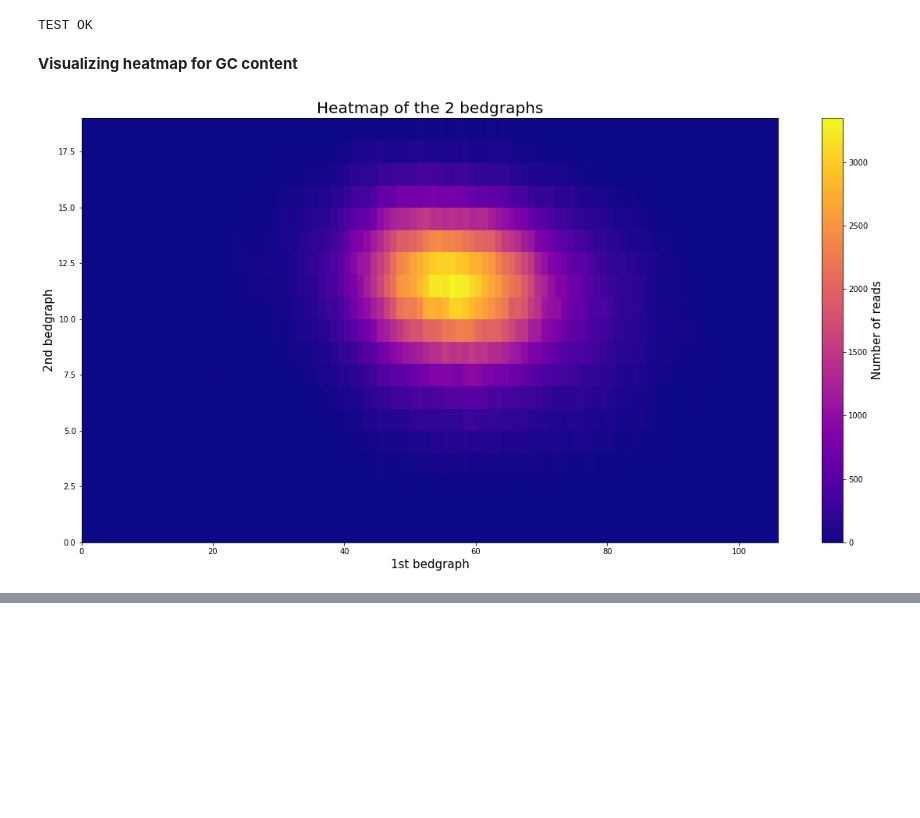
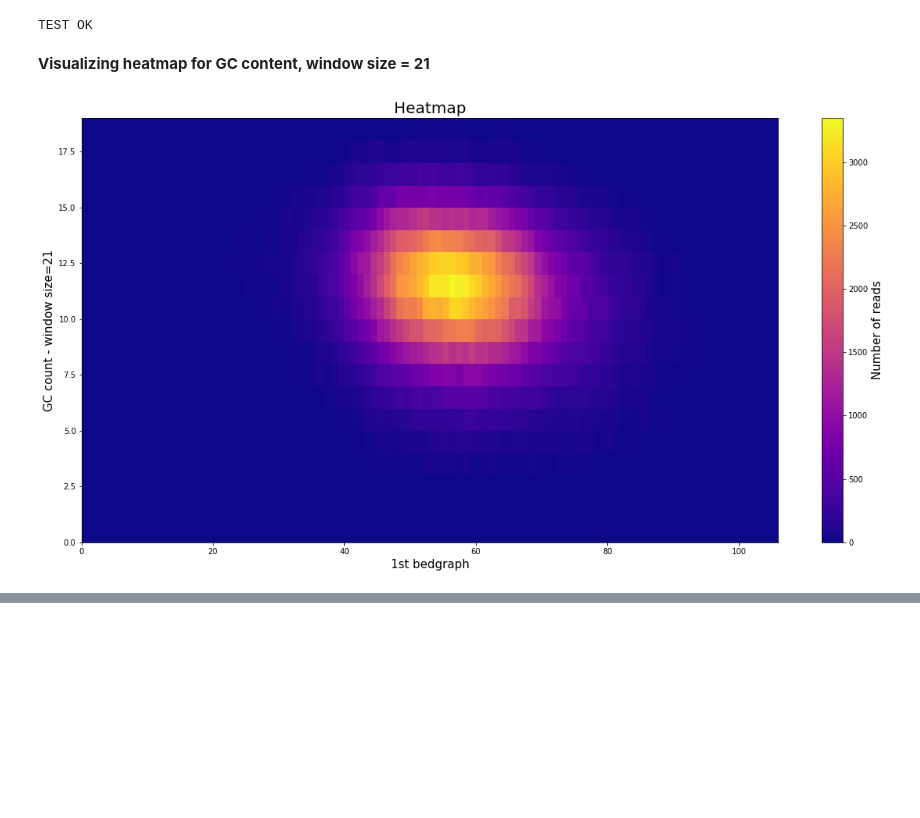
Before and after one commit to evicy/semestral_project, a Jupyter notebook: projekt.ipynb, the cells around one changed output, grey strips where cells are left out. Cells and saved outputs as stored; diff of their text form; code cells hidden in the pictures.

```diff
--- a/projekt.ipynb
+++ b/projekt.ipynb
@@ -85,11 +89,7 @@ for r in range(len(bed2_ranges)):
 # %% [markdown]
 **Function to create 2D heatmap**
 # %%
-import numpy as np
-import matplotlib.pyplot as plt
-import math
-
-def make_heatmap(bg1, bg2):
+def make_heatmap(bg1, bg2, name='values'):
     #predpokladam, ze tie mena chromozom su v rovnakom poradi a velkost suboru je rovanaka
     x = np.array(bg1)
     y = np.array(bg2)
@@ -102,9 +102,9 @@ def make_heatmap(bg1, bg2):
     cb = plt.colorbar()
     cb.set_label('Number of reads', fontsize=15)
 
-    plt.title('Heatmap of the 2 bedgraphs', fontsize=20)
+    plt.title('Heatmap', fontsize=20)
     plt.xlabel('1st bedgraph', fontsize=15)
-    plt.ylabel('2nd bedgraph', fontsize=15)
+    plt.ylabel(name, fontsize=15)
 
     plt.show()
 # %%
@@ -160,7 +160,7 @@ def create_values_from_fasta(fasta_data, kmer_length, function):
 <br>
 Simple function to count G and C in list of characters
 # %%
-def count_function(string):
+def count_GC(string):
     count = 0
     for c in string:
         if(c == 'G' or c == 'C'):
@@ -188,11 +213,11 @@ else:
 # %% [output]
 TEST OK
 # %% [markdown]
-**Visualizing heatmap for GC content**
+**Visualizing heatmap for GC content, window size = 21**
 # %%
 fasta_data = read_fasta_file('C:\\Users\\Evi\\Documents\\2INF-LETO\\RP\\ref.fasta')
-values = create_values_from_fasta(fasta_data, 21, count_function)
+values = create_values_from_fasta(fasta_data, 21, count_GC)
 
-make_heatmap(bg1, values)
+make_heatmap(bg1, values, 'GC count - window size=21')
 # %% [output]
-[figure, old version]
+[figure, new version]
```
Also changed, not shown: parts of 17 cells of this notebook.
